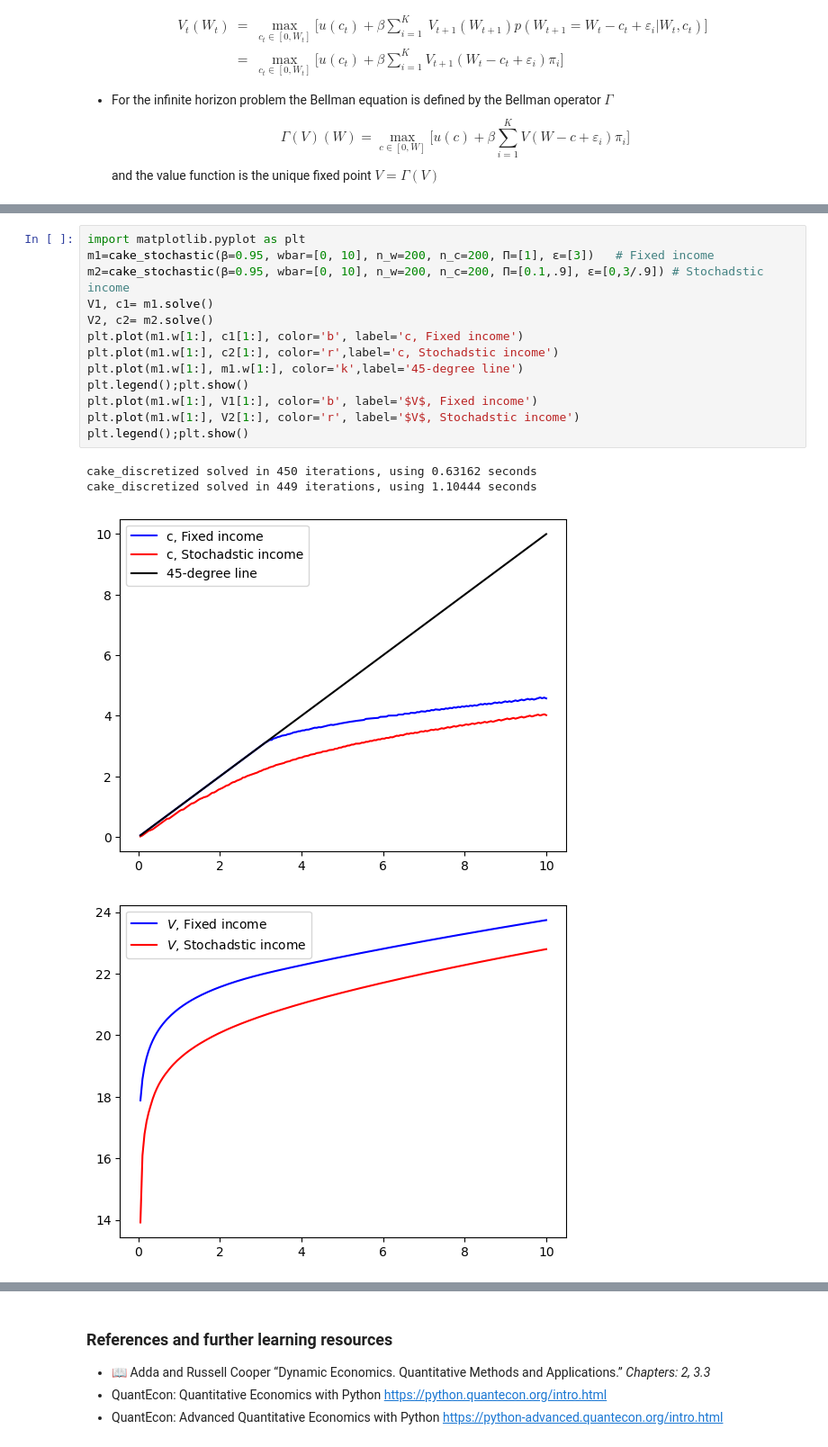
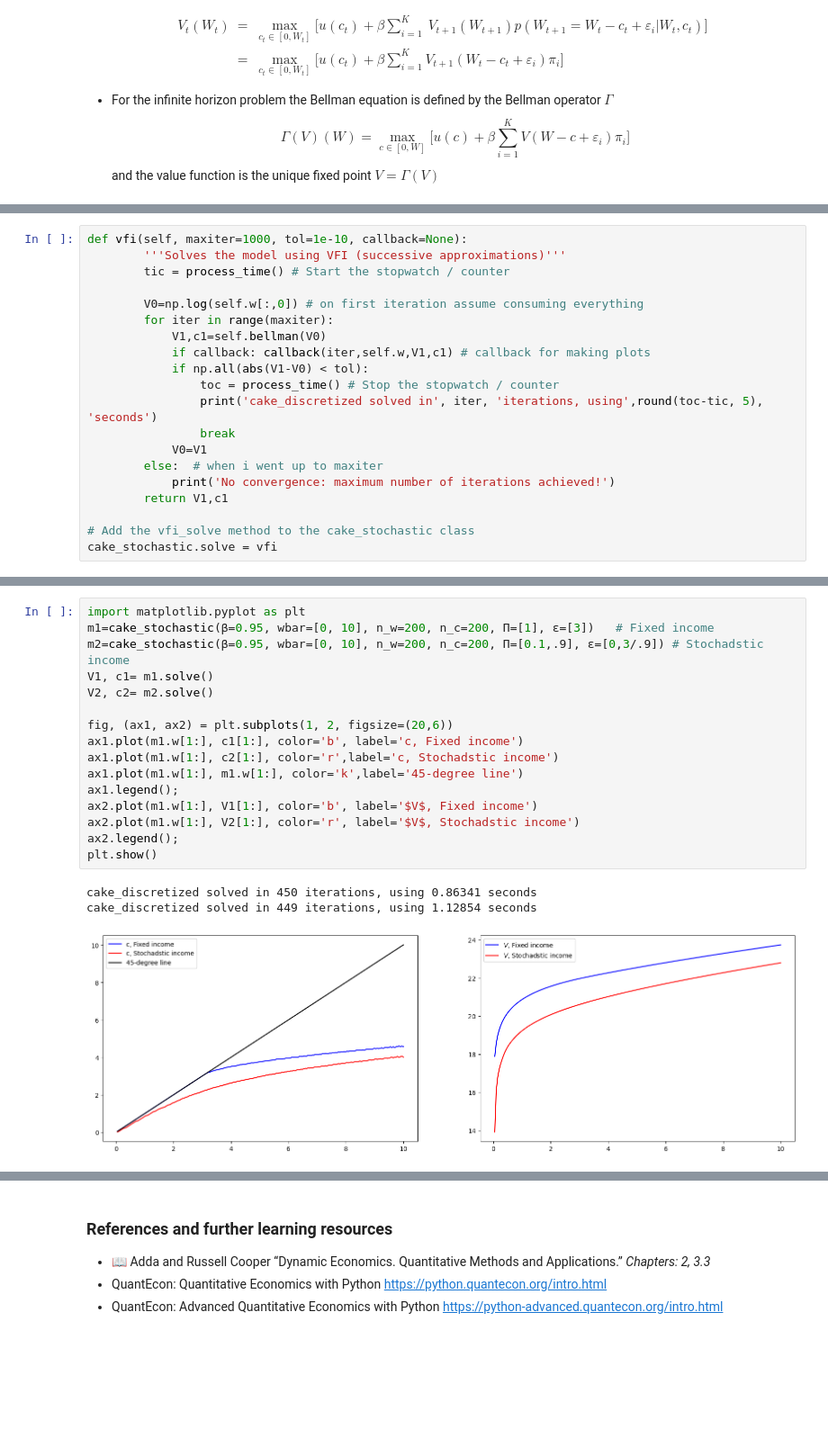
Before and after one commit to bschjerning/dp_ucph, a Jupyter notebook: 1_theory_tools/02_cake_eating_example.ipynb, the cells around one changed output, grey strips where cells are left out. Shown at 90% size. Drawn from its saved outputs; the diff is of its cells as text; blank space fills up the shorter version.

```diff
--- a/1_theory_tools/02_cake_eating_example.ipynb
+++ b/1_theory_tools/02_cake_eating_example.ipynb
@@ -659,2 +648,22 @@ class cake_stochastic():
+# %%
+def vfi(self, maxiter=1000, tol=1e-10, callback=None):
+        '''Solves the model using VFI (successive approximations)'''
+        tic = process_time() # Start the stopwatch / counter
+
+        V0=np.log(self.w[:,0]) # on first iteration assume consuming everything
+        for iter in range(maxiter):
+            V1,c1=self.bellman(V0)
+            if callback: callback(iter,self.w,V1,c1) # callback for making plots
+            if np.all(abs(V1-V0) < tol):
+                toc = process_time() # Stop the stopwatch / counter
+                print('cake_discretized solved in', iter, 'iterations, using',round(toc-tic, 5), 'seconds')
+                break
+            V0=V1
+        else:  # when i went up to maxiter
+            print('No convergence: maximum number of iterations achieved!')
+        return V1,c1
+
+# Add the vfi_solve method to the cake_stochastic class
+cake_stochastic.solve = vfi
 # %% [markdown]
 ### Let's solve the model w. discrete stochastic shocks
@@ -661,19 +671,21 @@ class cake_stochastic():
 # %%
 import matplotlib.pyplot as plt
 m1=cake_stochastic(β=0.95, wbar=[0, 10], n_w=200, n_c=200, Π=[1], ε=[3])   # Fixed income
 m2=cake_stochastic(β=0.95, wbar=[0, 10], n_w=200, n_c=200, Π=[0.1,.9], ε=[0,3/.9]) # Stochadstic income
 V1, c1= m1.solve()
 V2, c2= m2.solve()
-plt.plot(m1.w[1:], c1[1:], color='b', label='c, Fixed income')
-plt.plot(m1.w[1:], c2[1:], color='r',label='c, Stochadstic income')
-plt.plot(m1.w[1:], m1.w[1:], color='k',label='45-degree line')
-plt.legend();plt.show()
-plt.plot(m1.w[1:], V1[1:], color='b', label='$V$, Fixed income')
-plt.plot(m1.w[1:], V2[1:], color='r', label='$V$, Stochadstic income')
-plt.legend();plt.show()
+
+fig, (ax1, ax2) = plt.subplots(1, 2, figsize=(20,6))
+ax1.plot(m1.w[1:], c1[1:], color='b', label='c, Fixed income')
+ax1.plot(m1.w[1:], c2[1:], color='r',label='c, Stochadstic income')
+ax1.plot(m1.w[1:], m1.w[1:], color='k',label='45-degree line')
+ax1.legend();
+ax2.plot(m1.w[1:], V1[1:], color='b', label='$V$, Fixed income')
+ax2.plot(m1.w[1:], V2[1:], color='r', label='$V$, Stochadstic income')
+ax2.legend();
+plt.show()
 # %% [output]
-cake_discretized solved in 450 iterations, using 0.63162 seconds
-cake_discretized solved in 449 iterations, using 1.10444 seconds
+cake_discretized solved in 450 iterations, using 0.86341 seconds
+cake_discretized solved in 449 iterations, using 1.12854 seconds
-[figure, old version]
+[figure, new version]
-[figure, removed]
 # %% [markdown]
```
Also changed, not shown: parts of 35 cells of this notebook.
